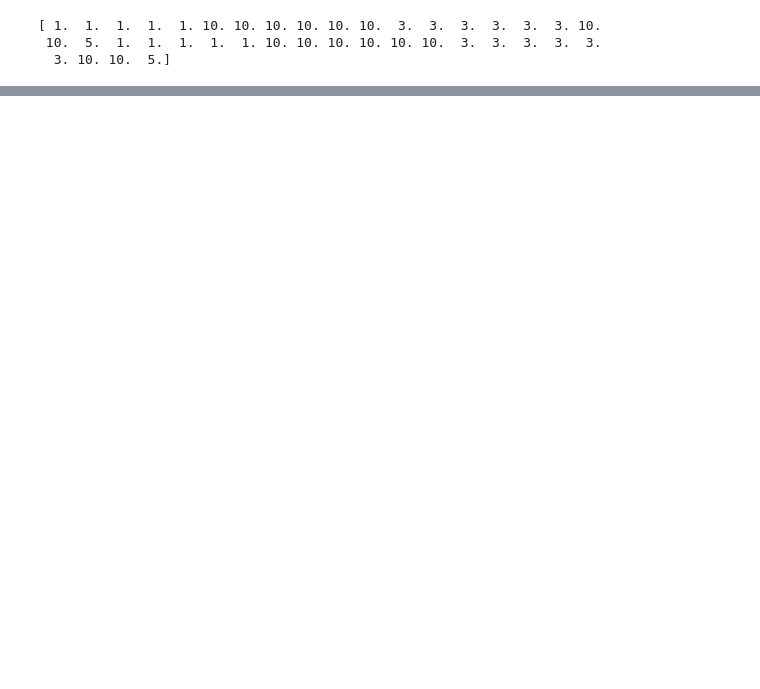
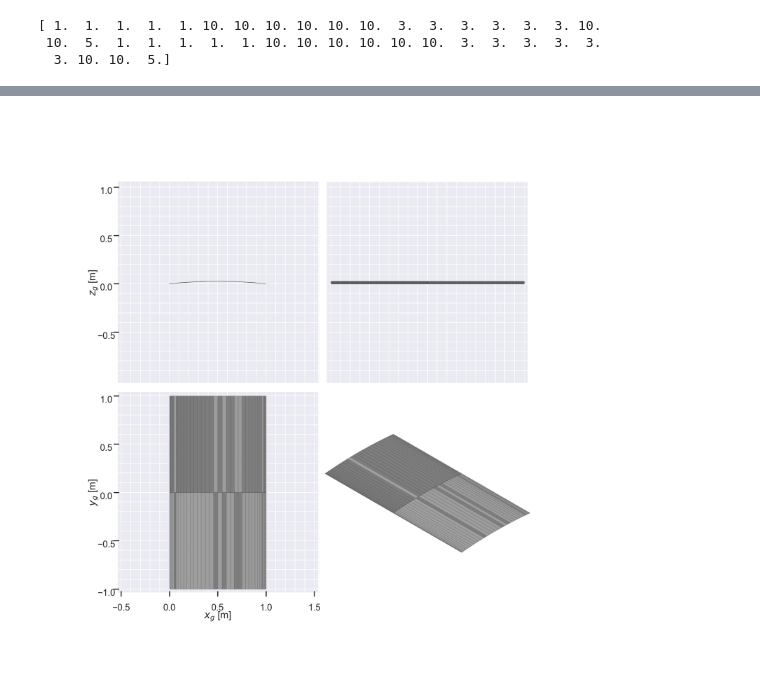
Before and after one commit to Skunkmeister/DSP-F23, a Jupyter notebook: MichaelTutorialCopy/attemptingPPOWithBaseline.ipynb, the cells around one changed output, grey strips where cells are left out. Cells and saved outputs as stored; diff of their text form; code cells hidden in the pictures; blank space fills up the shorter version.

```diff
--- a/MichaelTutorialCopy/attemptingPPOWithBaseline.ipynb
+++ b/MichaelTutorialCopy/attemptingPPOWithBaseline.ipynb
@@ -125,3 +112,7 @@ print(high)
+# %%
+airplane.draw_three_view()
+# %% [output]
+[figure, added]
 # %%
 from gym import spaces
 import gym
```
Also changed, not shown: parts of 6 cells of this notebook.
